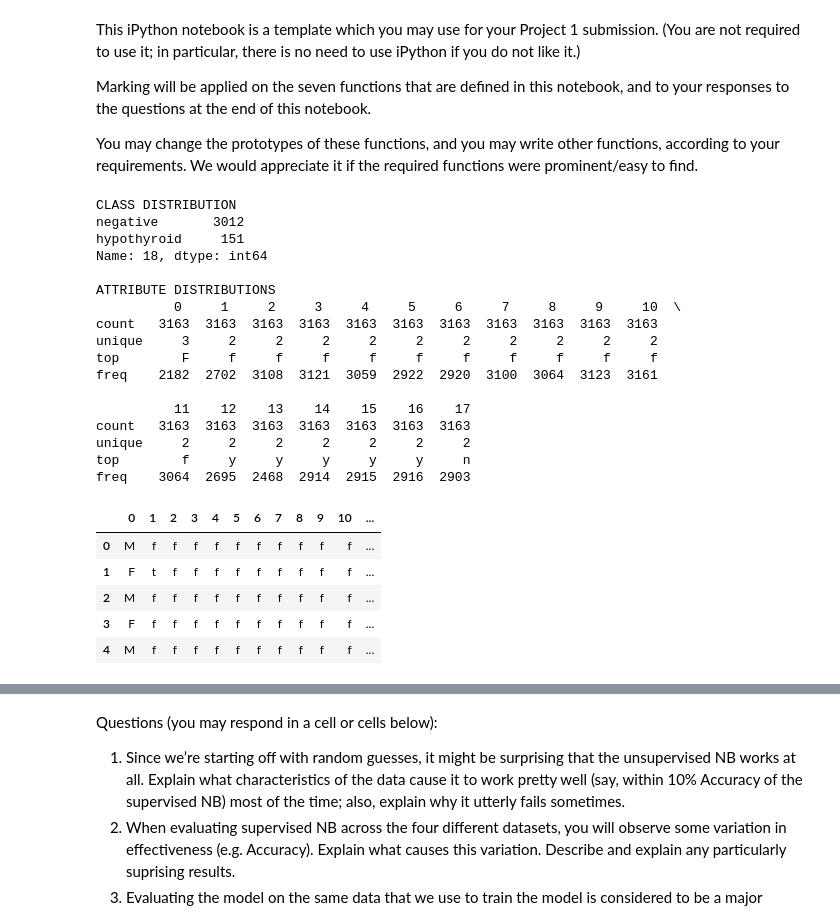
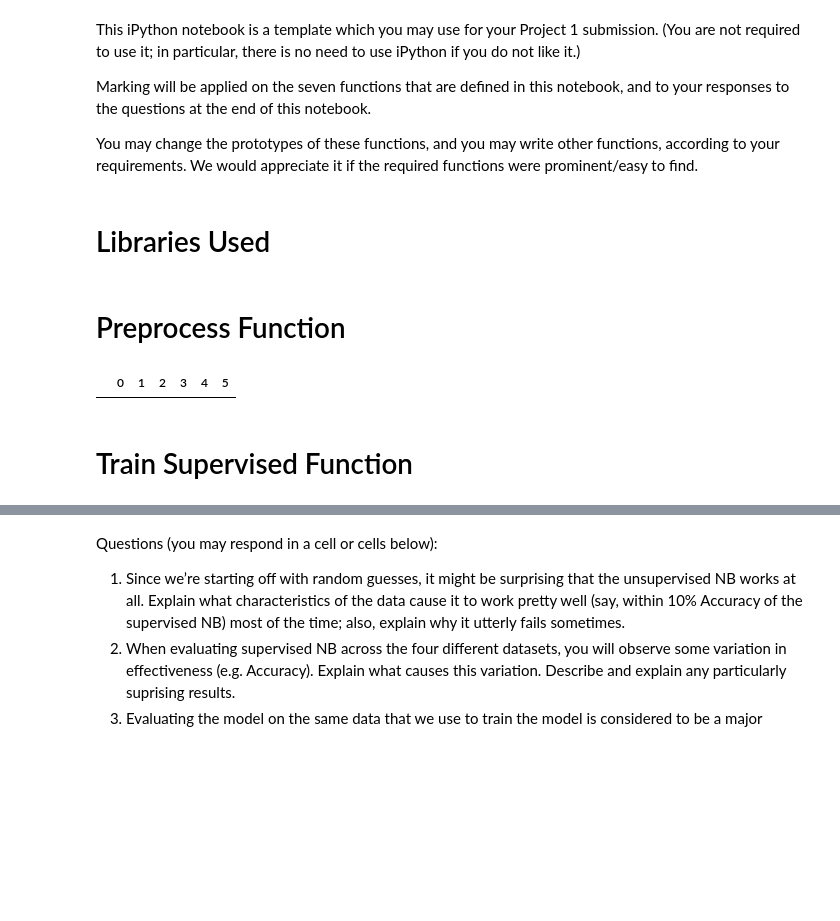
Before and after one commit to emanmacario/COMP30027-Machine-Learning-Project-1, a Jupyter notebook: COMP30027 Machine Learning - Project 1.ipynb, the cells around one changed output, grey strips where cells are left out. Drawn from its saved outputs; the diff is of its cells as text; code cells hidden in the pictures; blank space fills up the shorter version.

Commit message:
Added markdown sections, and driver function for supervised/unsupervised

```diff
--- a/COMP30027 Machine Learning - Project 1.ipynb
+++ b/COMP30027 Machine Learning - Project 1.ipynb
@@ -28,3 +15,5 @@ mushroom          0.9972
+# %% [markdown]
+# Libraries Used
 # %%
 # Import useful libraries
 from collections import defaultdict
@@ -33,10 +21 @@ import matplotlib.pyplot as plt
 import numpy as np
-# %%
-# Leave this to test supervised model on iris data
-from sklearn import datasets
-
-iris = datasets.load_iris()
-instance_list = pd.DataFrame(iris['data'])
-instance_list
-
-class_list = iris.target
@@ -43,71 +28,49 @@ class_list = iris.target
+# %% [markdown]
+# Preprocess Function
 # %%
-# Filename constants used for easy file access
-CSV1 = 'breast-cancer-dos.csv'
-CSV2 = 'car-dos.csv'
-CSV3 = 'hypothyroid-dos.csv'
-CSV4 = 'mushroom-dos.csv'
-
 
 def preprocess(filename):
     """
     Opens a data file in csv, and transforms it into
-    a usable format.
+    a usable format, in the form of a pandas DataFrame.
     """
 
     # Read csv data into a dataframe. Assign
     # an integer value to each attribute in
     # the data.
     df = pd.read_csv(filename, header=None)
 
 
-    # Partition the data into instances and
-    # instance class labels.
+    # Partition the data into a list of instances, and
+    # a list of class labels for those instances
     instance_list = df.iloc[:,:-1]
     class_list = df.iloc[:,-1]
     data_set = instance_list, class_list
 
-    # Note: the instance list is a dataframe, whereas the class
-    # list is a series object
 
+    """
     # Give a description of the class distributions
     print("CLASS DISTRIBUTION")
     print(pd.Series(class_list).value_counts())
 
     print()
     print("ATTRIBUTE DISTRIBUTIONS")
     print(instance_list.describe())
+    """
 
 
     return data_set
 
 
 # Test preprocess function
-instance_list, class_list = preprocess(CSV3)
-instance_list.head(5)
+instance_list, class_list = preprocess(CSV2)
+
+
+instance_list[instance_list.values == '?']
 # %% [output]
-CLASS DISTRIBUTION
-negative       3012
-hypothyroid     151
-Name: 18, dtype: int64
-
-ATTRIBUTE DISTRIBUTIONS
-          0     1     2     3     4     5     6     7     8     9     10  \
-count   3163  3163  3163  3163  3163  3163  3163  3163  3163  3163  3163
-unique     3     2     2     2     2     2     2     2     2     2     2
-top        F     f     f     f     f     f     f     f     f     f     f
-freq    2182  2702  3108  3121  3059  2922  2920  3100  3064  3123  3161
-
-          11    12    13    14    15    16    17
-count   3163  3163  3163  3163  3163  3163  3163
-unique     2     2     2     2     2     2     2
-top        f     y     y     y     y     y     n
-freq    3064  2695  2468  2914  2915  2916  2903
-|  | 0 | 1 | 2 | 3 | 4 | 5 | 6 | 7 | 8 | 9 | 10 | ... |
-| 0 | M | f | f | f | f | f | f | f | f | f | f | ... |
-| 1 | F | t | f | f | f | f | f | f | f | f | f | ... |
-| 2 | M | f | f | f | f | f | f | f | f | f | f | ... |
-| 3 | F | f | f | f | f | f | f | f | f | f | f | ... |
-| 4 | M | f | f | f | f | f | f | f | f | f | f | ... |
+|  | 0 | 1 | 2 | 3 | 4 | 5 |
+# %% [markdown]
+# Train Supervised Function
 # %%
 
 def train_supervised(instance_list, class_list):
```
Also changed, not shown: parts of 17 cells of this notebook.
